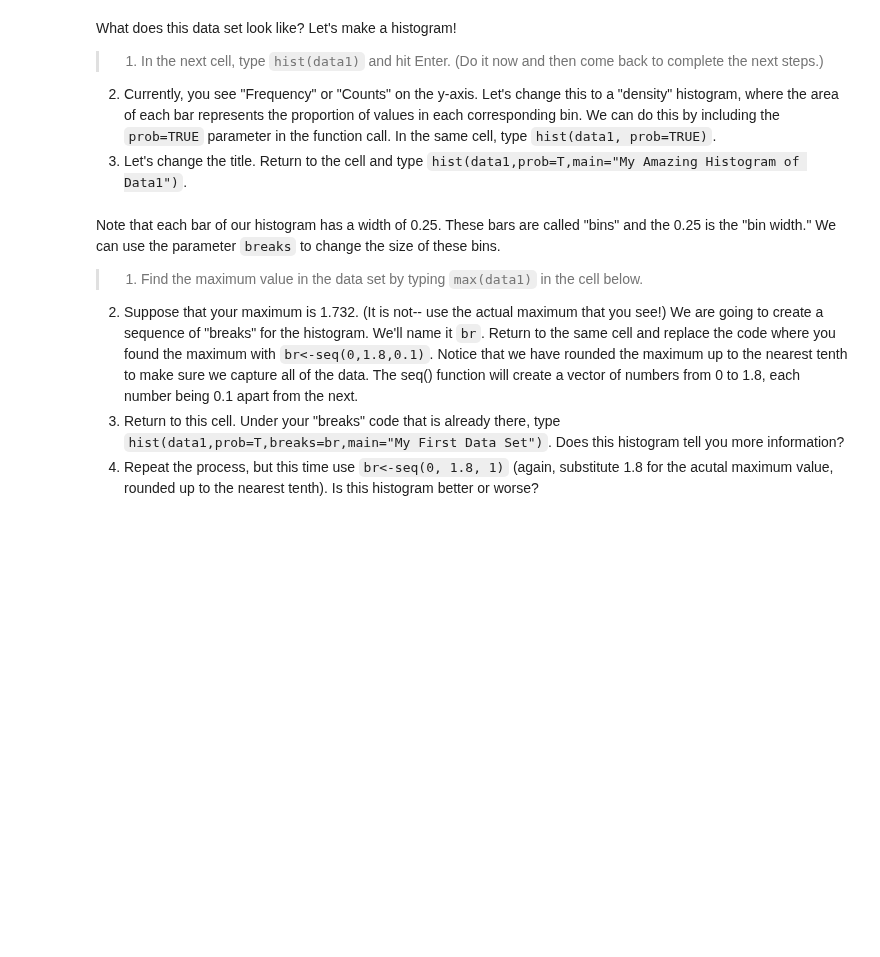
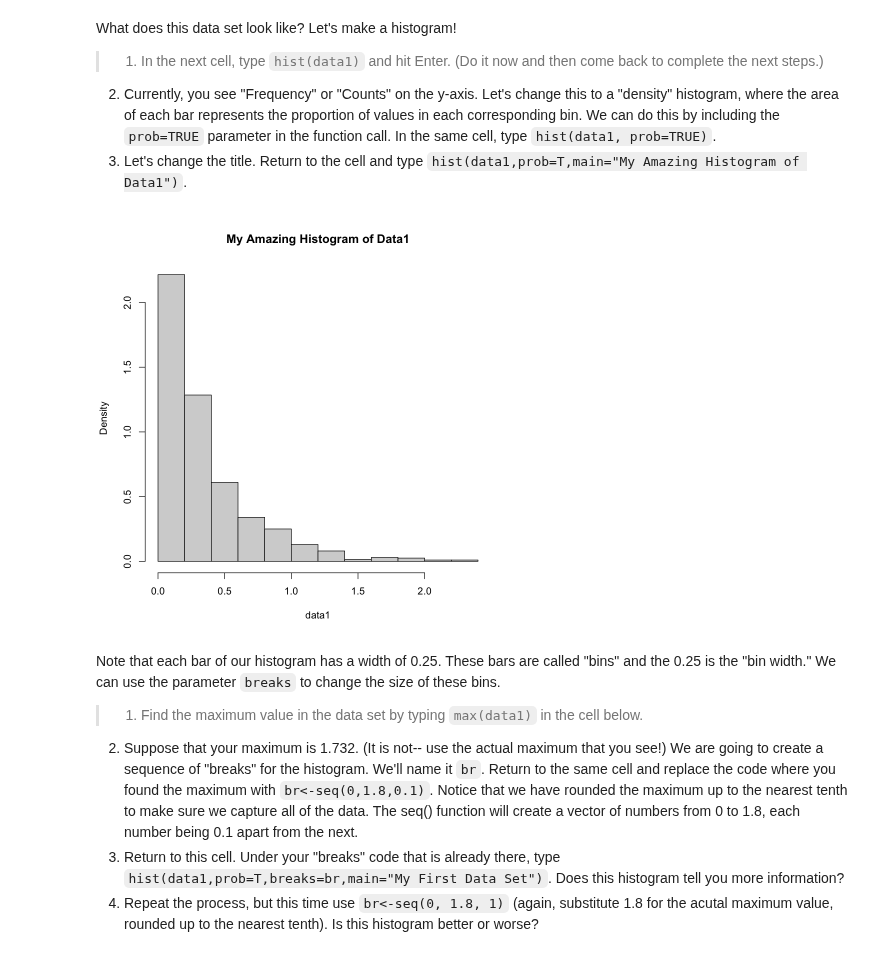
Before and after one commit to RyanJTalbot/MSDS, a Jupyter notebook: Pathway - Specialization/Data Science Foundations - Statistical Inference Specialization /Statistical Inference for Estimation in Data Science /wk2/work/SamplingDistributions.ipynb, the cells around one changed output. Saved outputs shown, nothing was run; the diff lists cells and outputs as text; code cells hidden in the pictures; blank space fills up the shorter version.

```diff
--- a/Pathway - Specialization/Data Science Foundations - Statistical Inference Specialization /Statistical Inference for Estimation in Data Science /wk2/work/SamplingDistributions.ipynb
+++ b/Pathway - Specialization/Data Science Foundations - Statistical Inference Specialization /Statistical Inference for Estimation in Data Science /wk2/work/SamplingDistributions.ipynb
@@ -13,6 +13,9 @@ Let's say we've gone into the world and collected some data from some population
 
 `data1<-read.table("data1")`
 `data1<-c(unlist(data1))`
+# %%
+data1<-read.table("data1")
+data1<-c(unlist(data1))
 # %% [markdown]
 What does this data set look like? Let's make a histogram!
 
@@ -20,6 +23,10 @@ What does this data set look like? Let's make a histogram!
 `hist(data1)` and hit Enter. (Do it now and then come back to complete the next steps.)
 2. Currently, you see "Frequency" or "Counts" on the y-axis. Let's change this to a "density" histogram, where the area of each bar represents the proportion of values in each corresponding bin. We can do this by including the `prob=TRUE` parameter in the function call. In the same cell, type `hist(data1, prob=TRUE)`.
 3. Let's change the title. Return to the cell and type `hist(data1,prob=T,main="My Amazing Histogram of Data1")`.
+# %%
+hist(data1,prob=T,main="My Amazing Histogram of Data1")
+# %% [output]
+[figure, added]
 # %% [markdown]
 Note that each bar of our histogram has a width of 0.25. These bars are called "bins" and the 0.25 is the "bin width." We can use the parameter `breaks` to change the size of these bins.
 >1. Find the maximum value in the data set by typing `max(data1)` in the cell below.
```
Also changed, not shown: parts of 4 cells of this notebook, 38 other files.
